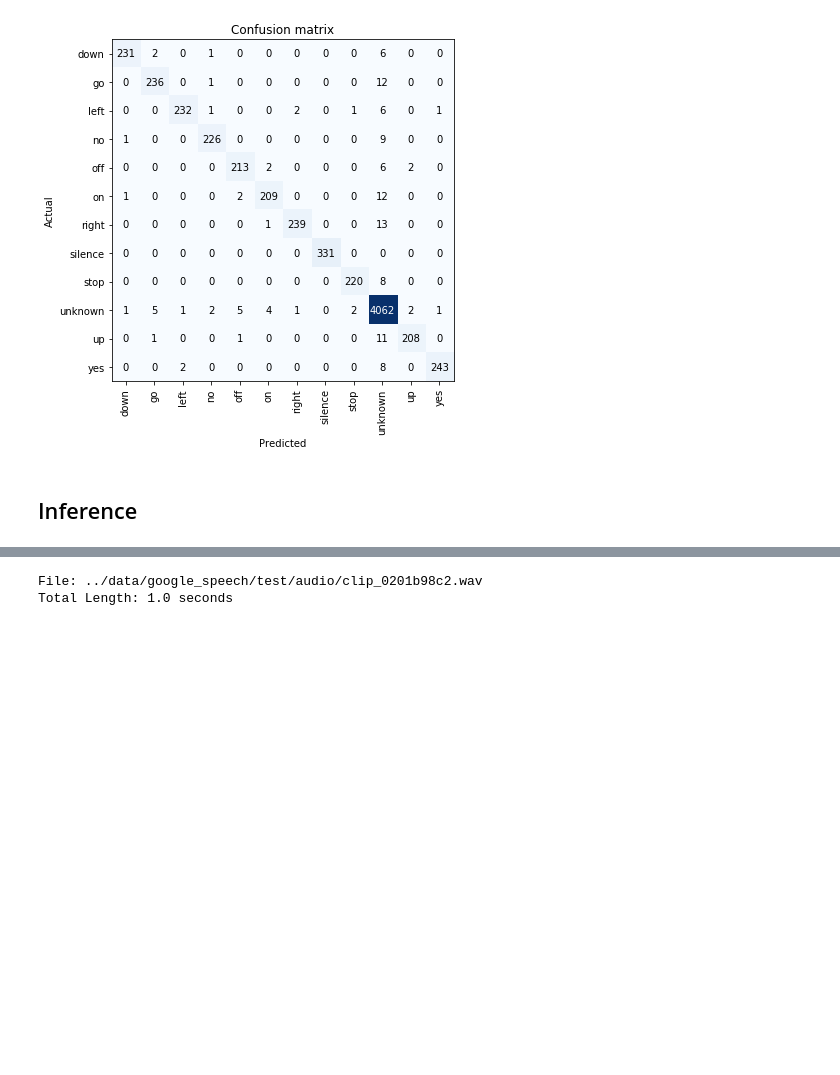
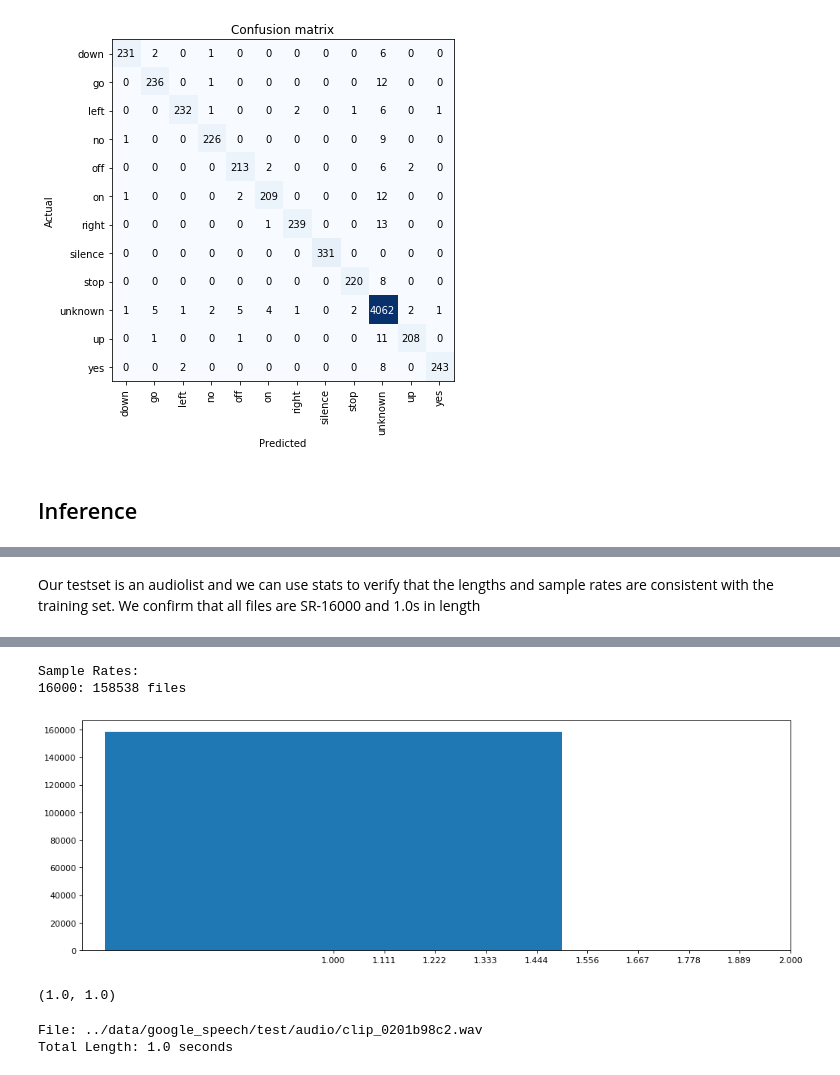
Before and after one commit to tbass134/fastai_audio, a Jupyter notebook: tutorials/05a-Googlespeech_Kaggle_MFCC+delta.ipynb, the cells around one changed output, grey strips where cells are left out. Cells and saved outputs as stored; diff of their text form; code cells hidden in the pictures; blank space fills up the shorter version.

```diff
--- a/tutorials/05a-Googlespeech_Kaggle_MFCC+delta.ipynb
+++ b/tutorials/05a-Googlespeech_Kaggle_MFCC+delta.ipynb
@@ -556,0 +545,6 @@ Path: ../data/google_speech/test/audio
+# %% [markdown]
+Our testset is an audiolist and we can use stats to verify that the lengths and sample rates are consistent with the training set. We confirm that all files are SR-16000 and 1.0s in length
+# %%
+lens = test.stats()
+max(lens.values()), min(lens.values())
+# %% [output]
@@ -557,3 +552,7 @@ Path: ../data/google_speech/test/audio
+Sample Rates:
+16000: 158538 files
+[figure, added]
+(1.0, 1.0)
 # %%
 learn2 = load_learner('/home/jupyter/', 'google-mfcc-stg2.pkl', test=test)
 # %%
```
Also changed, not shown: parts of 12 cells of this notebook.
